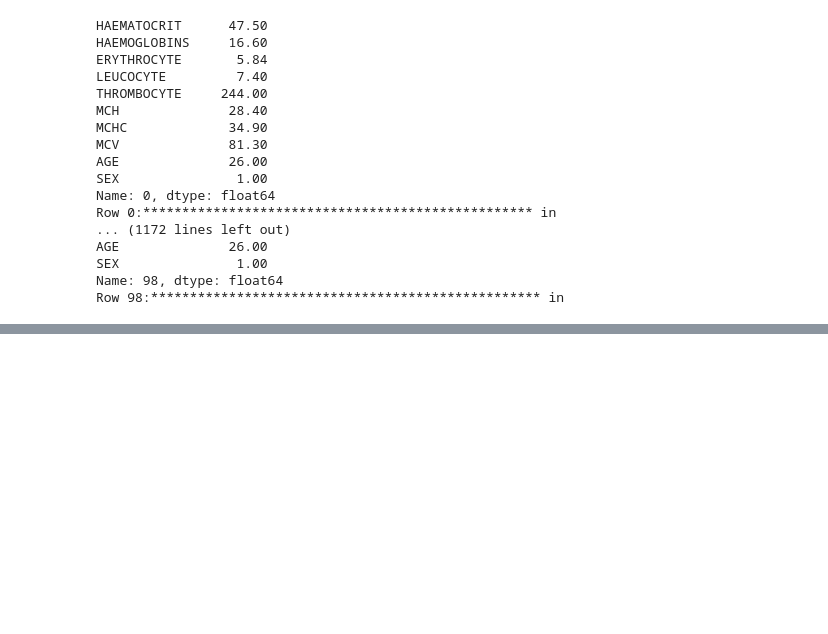
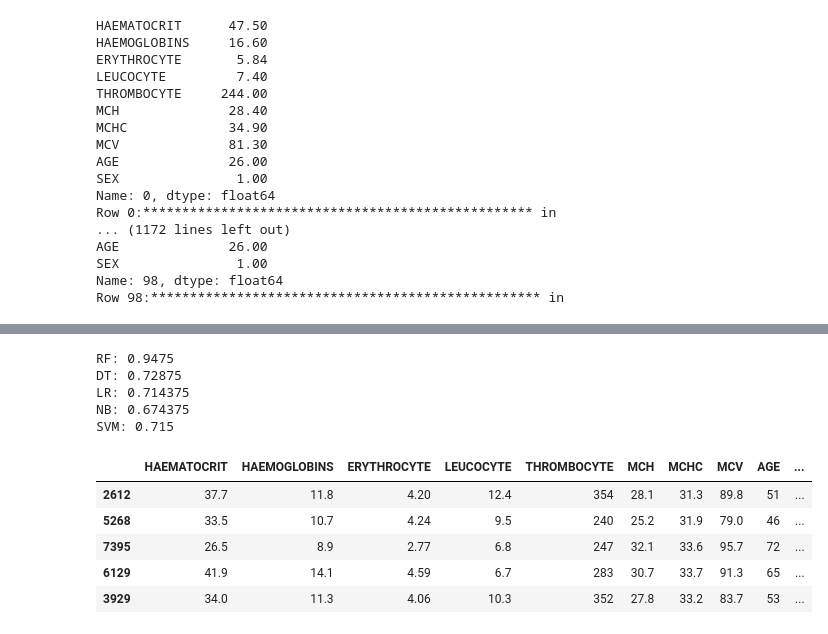
Before and after one commit to ambica-manoj/clinical_trial, a Jupyter notebook: backend/Health.ipynb, the cells around one changed output, grey strips where cells are left out. Cells and saved outputs as stored; diff of their text form; code cells hidden in the pictures; blank space fills up the shorter version.

```diff
--- a/backend/Health.ipynb
+++ b/backend/Health.ipynb
@@ -446,0 +483,23 @@ Row 98:************************************************** in
+# %%
+from sklearn.metrics import accuracy_score
+
+print("RF:", accuracy_score(y_test, RFC.predict(X_test)))
+print("DT:", accuracy_score(y_test, DTC.predict(X_test)))
+print("LR:", accuracy_score(y_test, LRC.predict(X_test)))
+print("NB:", accuracy_score(y_test, NB.predict(X_test)))
+print("SVM:", accuracy_score(y_test, SVM.predict(X_test)))
+# %% [output]
+RF: 0.9475
+DT: 0.72875
+LR: 0.714375
+NB: 0.674375
+SVM: 0.715
+# %%
+df[df["SOURCE"] == 0].sample(5)
+# %% [output]
+|  | HAEMATOCRIT | HAEMOGLOBINS | ERYTHROCYTE | LEUCOCYTE | THROMBOCYTE | MCH | MCHC | MCV | AGE | ... |
+| 2612 | 37.7 | 11.8 | 4.20 | 12.4 | 354 | 28.1 | 31.3 | 89.8 | 51 | ... |
+| 5268 | 33.5 | 10.7 | 4.24 | 9.5 | 240 | 25.2 | 31.9 | 79.0 | 46 | ... |
+| 7395 | 26.5 | 8.9 | 2.77 | 6.8 | 247 | 32.1 | 33.6 | 95.7 | 72 | ... |
+| 6129 | 41.9 | 14.1 | 4.59 | 6.7 | 283 | 30.7 | 33.7 | 91.3 | 65 | ... |
+| 3929 | 34.0 | 11.3 | 4.06 | 10.3 | 352 | 27.8 | 33.2 | 83.7 | 53 | ... |
```
Also changed, not shown: parts of 7 cells of this notebook, 6 other files.
